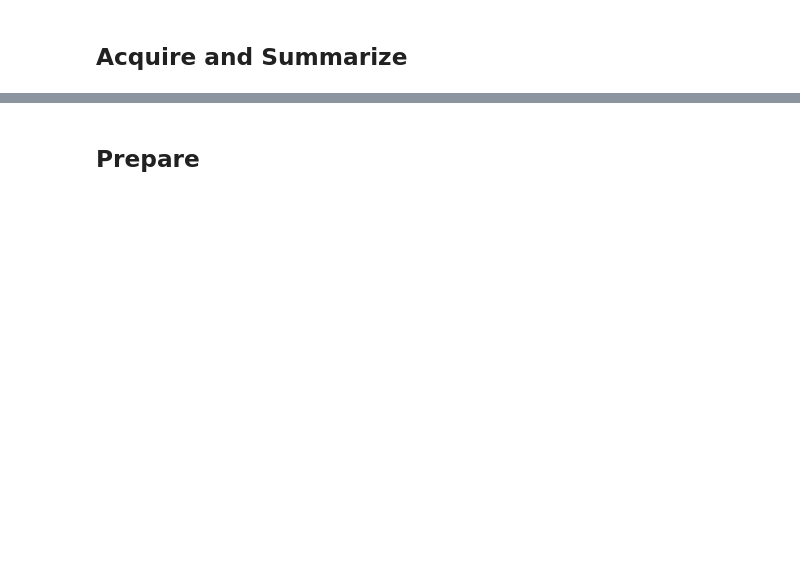
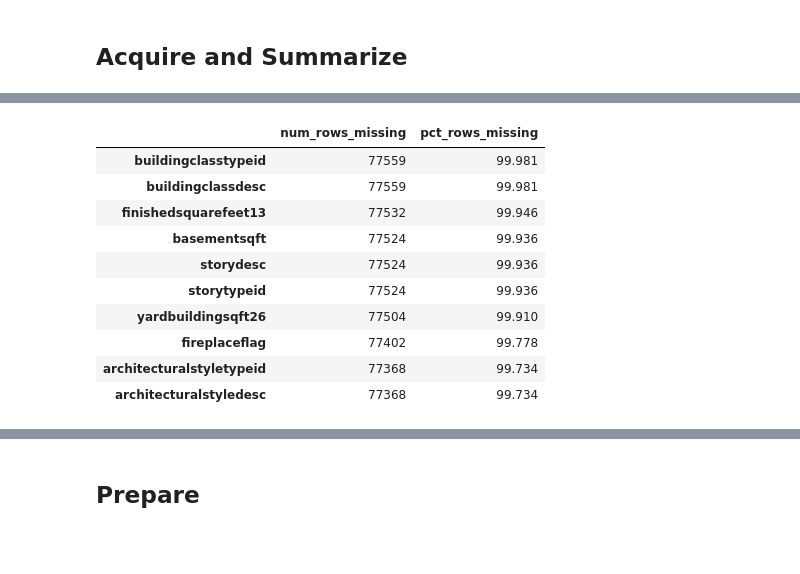
Before and after one commit to m3redithw/clustering-exercises, a Jupyter notebook: zillow.ipynb, the cells around one changed output, grey strips where cells are left out. Saved outputs shown, nothing was run; the diff lists cells and outputs as text; code cells hidden in the pictures; blank space fills up the shorter version.

```diff
--- a/zillow.ipynb
+++ b/zillow.ipynb
@@ -142 +177,16 @@ columns: 67
+# %%
+nulls_col = pd.DataFrame({'num_rows_missing': df.isnull().sum(), 'pct_rows_missing': (df.isnull().sum()/df.shape[0]*100)})
+nulls_col.sort_values(by = 'num_rows_missing', ascending = False).head(10)
+# %% [output]
+|  | num_rows_missing | pct_rows_missing |
+| buildingclasstypeid | 77559 | 99.981 |
+| buildingclassdesc | 77559 | 99.981 |
+| finishedsquarefeet13 | 77532 | 99.946 |
+| basementsqft | 77524 | 99.936 |
+| storydesc | 77524 | 99.936 |
+| storytypeid | 77524 | 99.936 |
+| yardbuildingsqft26 | 77504 | 99.910 |
+| fireplaceflag | 77402 | 99.778 |
+| architecturalstyletypeid | 77368 | 99.734 |
+| architecturalstyledesc | 77368 | 99.734 |
 # %% [markdown]
```
Also changed, not shown: parts of 23 cells of this notebook.
